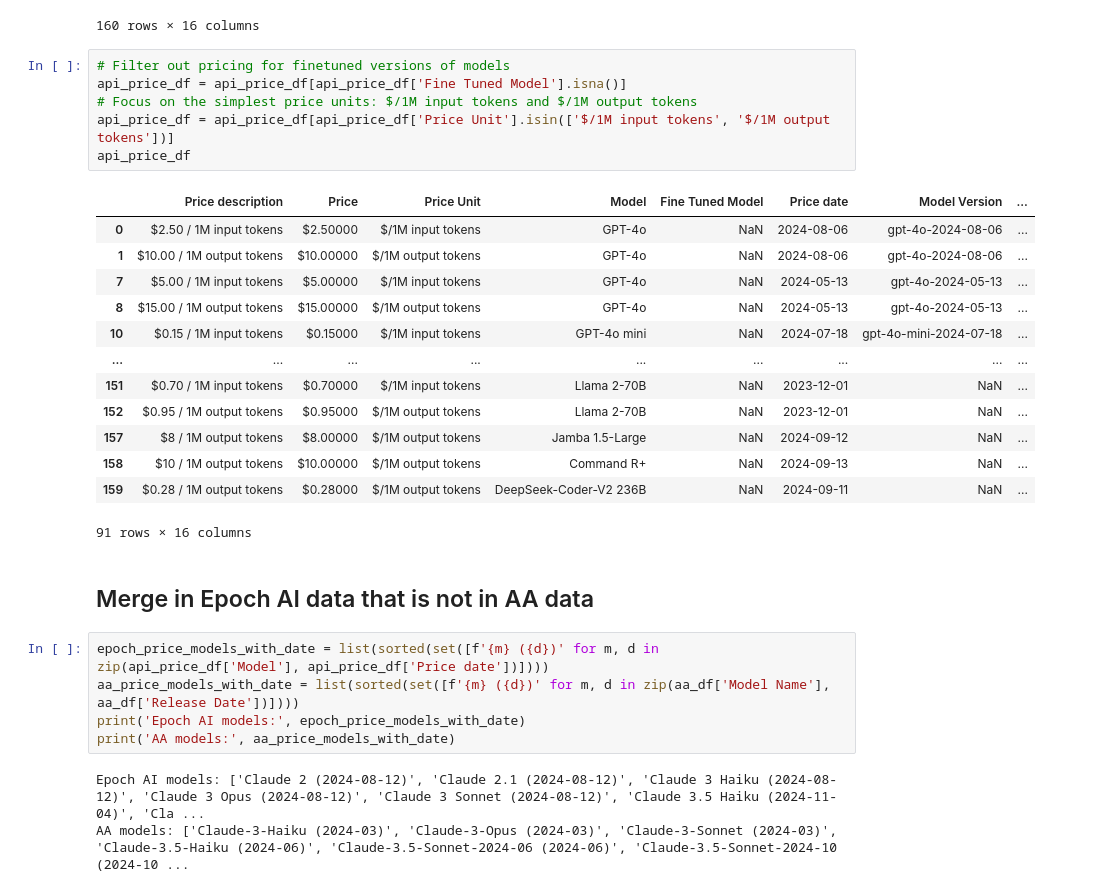
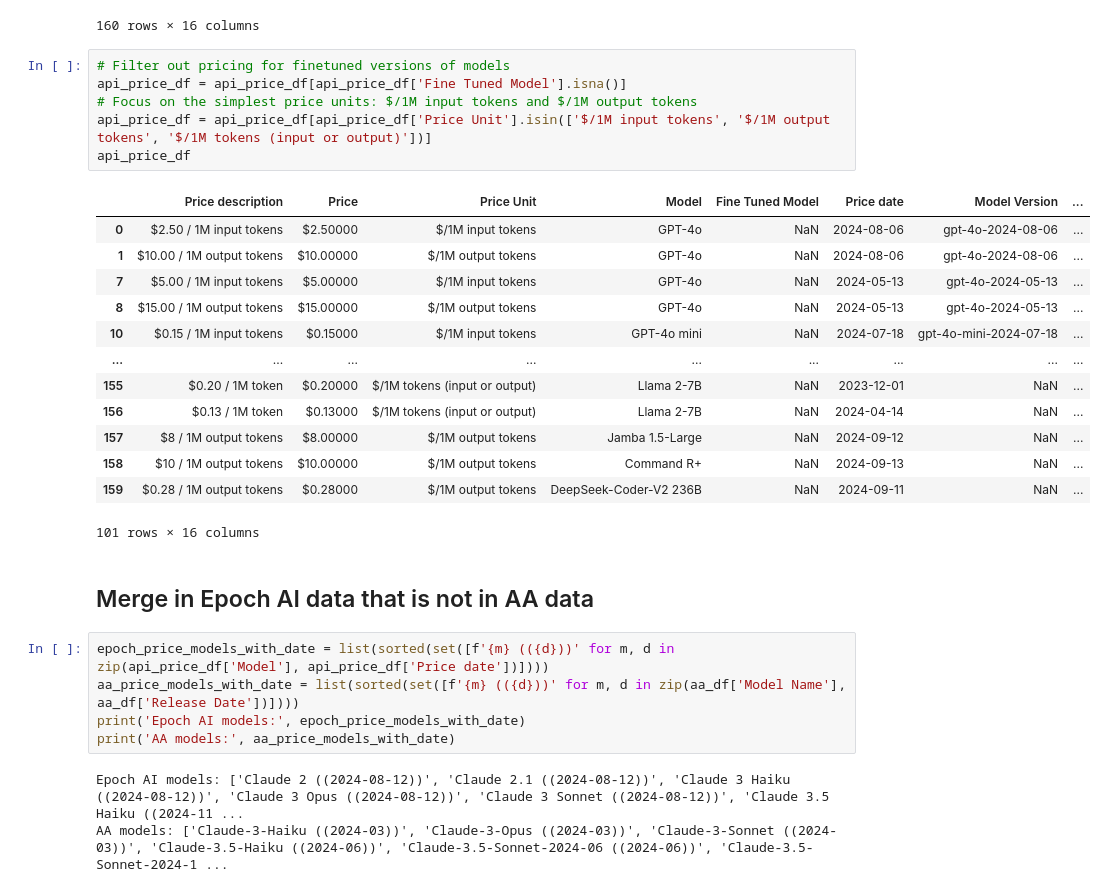
Before and after one commit to epoch-research/llm-benchmark-efficiency, a Jupyter notebook: price_data_merge.ipynb, the cells around one changed output. Saved outputs shown, nothing was run; the diff lists cells and outputs as text.

Commit message:
Include combined input-output prices

```diff
--- a/price_data_merge.ipynb
+++ b/price_data_merge.ipynb
@@ -43,33 +43,33 @@ api_price_df
 # %%
 # Filter out pricing for finetuned versions of models
 api_price_df = api_price_df[api_price_df['Fine Tuned Model'].isna()]
 # Focus on the simplest price units: $/1M input tokens and $/1M output tokens
-api_price_df = api_price_df[api_price_df['Price Unit'].isin(['$/1M input tokens', '$/1M output tokens'])]
+api_price_df = api_price_df[api_price_df['Price Unit'].isin(['$/1M input tokens', '$/1M output tokens', '$/1M tokens (input or output)'])]
 api_price_df
 # %% [output]
 |  | Price description | Price | Price Unit | Model | Fine Tuned Model | Price date | Model Version | ... |
 | 0 | $2.50 / 1M input tokens | $2.50000 | $/1M input tokens | GPT-4o | NaN | 2024-08-06 | gpt-4o-2024-08-06 | ... |
 | 1 | $10.00 / 1M output tokens | $10.00000 | $/1M output tokens | GPT-4o | NaN | 2024-08-06 | gpt-4o-2024-08-06 | ... |
 | 7 | $5.00 / 1M input tokens | $5.00000 | $/1M input tokens | GPT-4o | NaN | 2024-05-13 | gpt-4o-2024-05-13 | ... |
 | 8 | $15.00 / 1M output tokens | $15.00000 | $/1M output tokens | GPT-4o | NaN | 2024-05-13 | gpt-4o-2024-05-13 | ... |
 | 10 | $0.15 / 1M input tokens | $0.15000 | $/1M input tokens | GPT-4o mini | NaN | 2024-07-18 | gpt-4o-mini-2024-07-18 | ... |
 | ... | ... | ... | ... | ... | ... | ... | ... | ... |
-| 151 | $0.70 / 1M input tokens | $0.70000 | $/1M input tokens | Llama 2-70B | NaN | 2023-12-01 | NaN | ... |
-| 152 | $0.95 / 1M output tokens | $0.95000 | $/1M output tokens | Llama 2-70B | NaN | 2023-12-01 | NaN | ... |
+| 155 | $0.20 / 1M token | $0.20000 | $/1M tokens (input or output) | Llama 2-7B | NaN | 2023-12-01 | NaN | ... |
+| 156 | $0.13 / 1M token | $0.13000 | $/1M tokens (input or output) | Llama 2-7B | NaN | 2024-04-14 | NaN | ... |
 | 157 | $8 / 1M output tokens | $8.00000 | $/1M output tokens | Jamba 1.5-Large | NaN | 2024-09-12 | NaN | ... |
 | 158 | $10 / 1M output tokens | $10.00000 | $/1M output tokens | Command R+ | NaN | 2024-09-13 | NaN | ... |
 | 159 | $0.28 / 1M output tokens | $0.28000 | $/1M output tokens | DeepSeek-Coder-V2 236B | NaN | 2024-09-11 | NaN | ... |
-91 rows × 16 columns
+101 rows × 16 columns
 # %% [markdown]
 ## Merge in Epoch AI data that is not in AA data
 # %%
-epoch_price_models_with_date = list(sorted(set([f'{m} ({d})' for m, d in zip(api_price_df['Model'], api_price_df['Price date'])])))
-aa_price_models_with_date = list(sorted(set([f'{m} ({d})' for m, d in zip(aa_df['Model Name'], aa_df['Release Date'])])))
+epoch_price_models_with_date = list(sorted(set([f'{m} (({d}))' for m, d in zip(api_price_df['Model'], api_price_df['Price date'])])))
+aa_price_models_with_date = list(sorted(set([f'{m} (({d}))' for m, d in zip(aa_df['Model Name'], aa_df['Release Date'])])))
 print('Epoch AI models:', epoch_price_models_with_date)
 print('AA models:', aa_price_models_with_date)
 # %% [output]
-Epoch AI models: ['Claude 2 (2024-08-12)', 'Claude 2.1 (2024-08-12)', 'Claude 3 Haiku (2024-08-12)', 'Claude 3 Opus (2024-08-12)', 'Claude 3 Sonnet (2024-08-12)', 'Claude 3.5 Haiku (2024-11-04)', 'Cla ...
-AA models: ['Claude-3-Haiku (2024-03)', 'Claude-3-Opus (2024-03)', 'Claude-3-Sonnet (2024-03)', 'Claude-3.5-Haiku (2024-06)', 'Claude-3.5-Sonnet-2024-06 (2024-06)', 'Claude-3.5-Sonnet-2024-10 (2024-10 ...
+Epoch AI models: ['Claude 2 ((2024-08-12))', 'Claude 2.1 ((2024-08-12))', 'Claude 3 Haiku ((2024-08-12))', 'Claude 3 Opus ((2024-08-12))', 'Claude 3 Sonnet ((2024-08-12))', 'Claude 3.5 Haiku ((2024-11 ...
+AA models: ['Claude-3-Haiku ((2024-03))', 'Claude-3-Opus ((2024-03))', 'Claude-3-Sonnet ((2024-03))', 'Claude-3.5-Haiku ((2024-06))', 'Claude-3.5-Sonnet-2024-06 ((2024-06))', 'Claude-3.5-Sonnet-2024-1 ...
 # %%
 model_mappings = {
     # GPT Models
```
Also changed, not shown: parts of 6 cells of this notebook, 2 other files.
